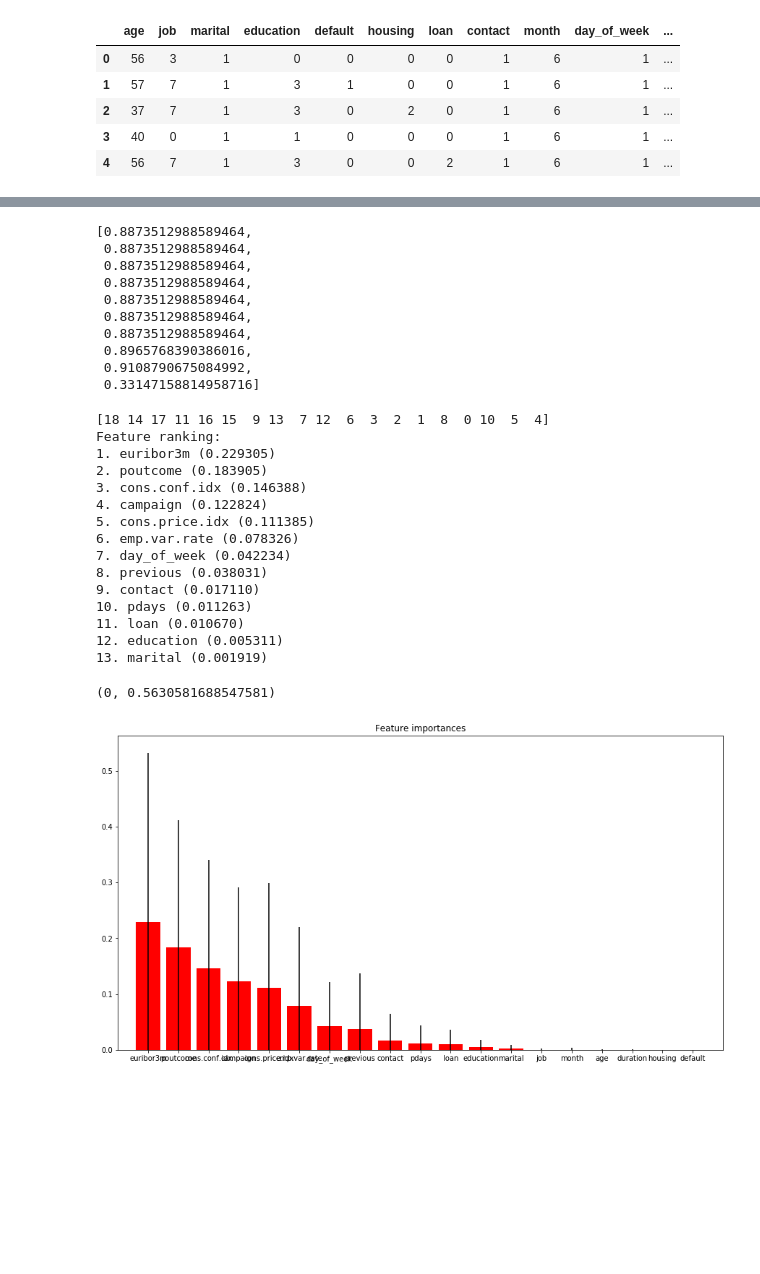
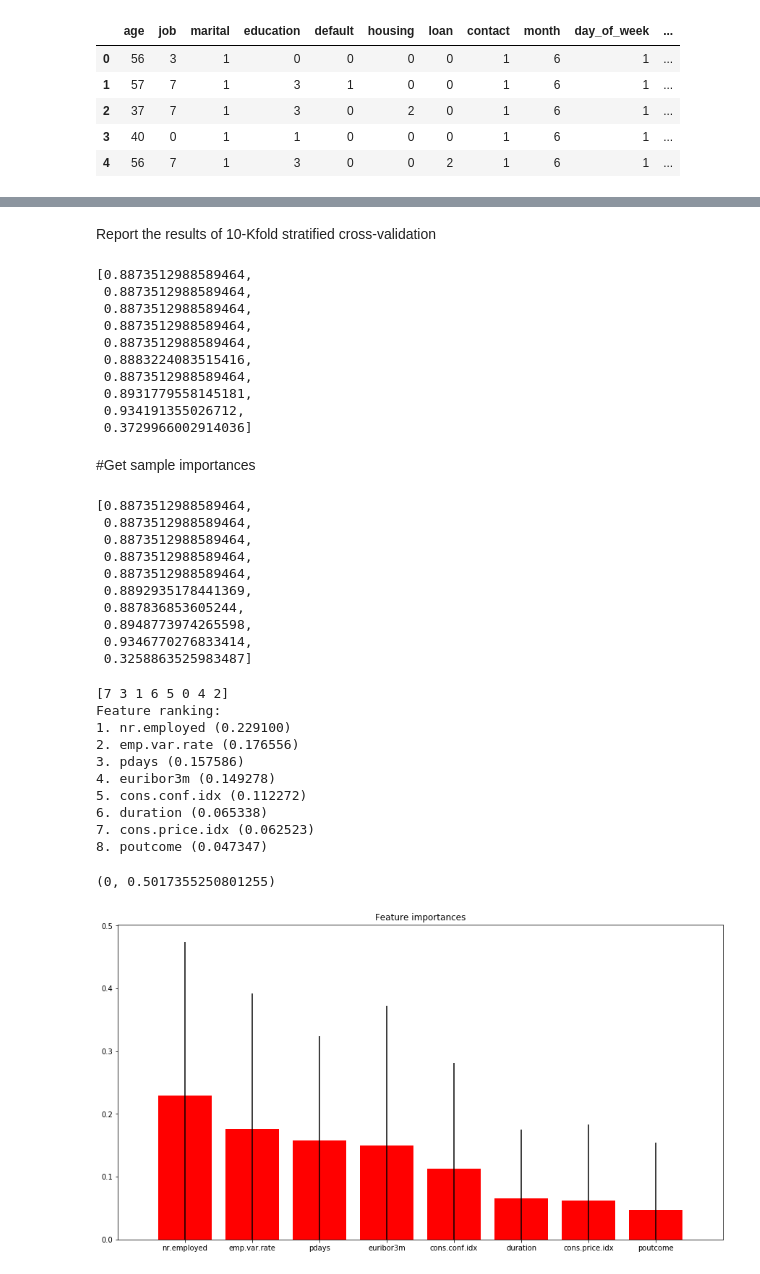
Before and after one commit to Sushila-Phogat/CE888, a Jupyter notebook: bank_classification.ipynb, the cells around one changed output, grey strips where cells are left out. Drawn from its saved outputs; the diff is of its cells as text; code cells hidden in the pictures; blank space fills up the shorter version.

```diff
--- a/bank_classification.ipynb
+++ b/bank_classification.ipynb
@@ -113,3 +117,3 @@ features=['age', 'job', 'marital', 'education', 'default', 'housing', 'loan',
 # %%
-X=df.iloc[:,1:20]
+X=df.iloc[:,0:20]
 y=df.iloc[:,-1]
@@ -126,0 +135,6 @@ Dummy ACC: 0.80 +/- 0.01
+# %%
+
+clf = ExtraTreesClassifier(n_estimators=20000, max_depth=4)
+clf.fit(X,y)
+y_yes=clf.predict(X)
+print(acc(y,clf.predict(X)))
@@ -127,3 +150,5 @@ Dummy ACC: 0.80 +/- 0.01
+# %% [markdown]
+Report the results of 10-Kfold stratified cross-validation
 # %%
 
 clf = ExtraTreesClassifier(n_estimators=100, max_depth=4)
@@ -141,8 +166,8 @@ score
  0.8873512988589464,
  0.8873512988589464,
  0.8873512988589464,
+ 0.8883224083515416,
  0.8873512988589464,
- 0.8873512988589464,
- 0.8965768390386016,
- 0.9108790675084992,
- 0.33147158814958716]
+ 0.8931779558145181,
+ 0.934191355026712,
+ 0.3729966002914036]
@@ -151,43 +174,69 @@ X1=df[features]
+# %% [markdown]
+#Get sample importances
+# %%
+features=[ 'duration', 'pdays',
+        'poutcome', 'emp.var.rate', 'cons.price.idx',
+       'cons.conf.idx', 'euribor3m', 'nr.employed', 'y']
+# %%
+X=df[features].iloc[:,0:8]
+y=df[features].iloc[:,-1]
+
+
+clf = ExtraTreesClassifier(n_estimators=100, max_depth=4)
+skf = StratifiedKFold(n_splits=10)
+score=[]
+for train,test in skf.split(X, y):
+  clf.fit(X.iloc[train],y.iloc[train])
+  y_pred=clf.predict(X.iloc[test])
+  y_true=y[test]
+  score.append(acc(y_true,y_pred))
+score
+# %% [output]
+[0.8873512988589464,
+ 0.8873512988589464,
+ 0.8873512988589464,
+ 0.8873512988589464,
+ 0.8873512988589464,
+ 0.8892935178441369,
+ 0.887836853605244,
+ 0.8948773974265598,
+ 0.9346770276833414,
+ 0.3258863525983487]
 # %%
 importances = clf.feature_importances_
 std = np.std([tree.feature_importances_ for tree in clf.estimators_],
              axis=0)
 indices = np.argsort(importances)[::-1]
 print(indices)
 # Print the feature ranking
 print("Feature ranking:")
 
-for f in range(X1.shape[1]):
+for f in range(X.shape[1]):
     print("%d. %s (%f)" % (f + 1, features[indices[f]],  importances[indices[f]]))
 
 # Plot the feature importances of the forest
 fig = plt.figure()
 plt.title("Feature importances")
 plt.bar(range(X.shape[1]), importances[indices],
        color="r", yerr=std[indices], align="center")
 plt.xticks(range(X.shape[1]), np.array(features)[indices])
 plt.xlim([-1, X.shape[1]])
 fig.set_size_inches(15,8)
 axes = plt.gca()
 axes.set_ylim([0,None])
 
 # plt.savefig("importances.png",bbox_inches='tight')
 # plt.savefig("importances.pdf",bbox_inches='tight')
 # %% [output]
-[18 14 17 11 16 15  9 13  7 12  6  3  2  1  8  0 10  5  4]
+[7 3 1 6 5 0 4 2]
 Feature ranking:
-1. euribor3m (0.229305)
-2. poutcome (0.183905)
-3. cons.conf.idx (0.146388)
-4. campaign (0.122824)
-5. cons.price.idx (0.111385)
-6. emp.var.rate (0.078326)
-7. day_of_week (0.042234)
-8. previous (0.038031)
-9. contact (0.017110)
-10. pdays (0.011263)
-11. loan (0.010670)
-12. education (0.005311)
-13. marital (0.001919)
+1. nr.employed (0.229100)
+2. emp.var.rate (0.176556)
+3. pdays (0.157586)
+4. euribor3m (0.149278)
+5. cons.conf.idx (0.112272)
+6. duration (0.065338)
+7. cons.price.idx (0.062523)
+8. poutcome (0.047347)
-(0, 0.5630581688547581)
+(0, 0.5017355250801255)
-[figure, old version]
+[figure, new version]
```
Also changed, not shown: parts of 20 cells of this notebook.
